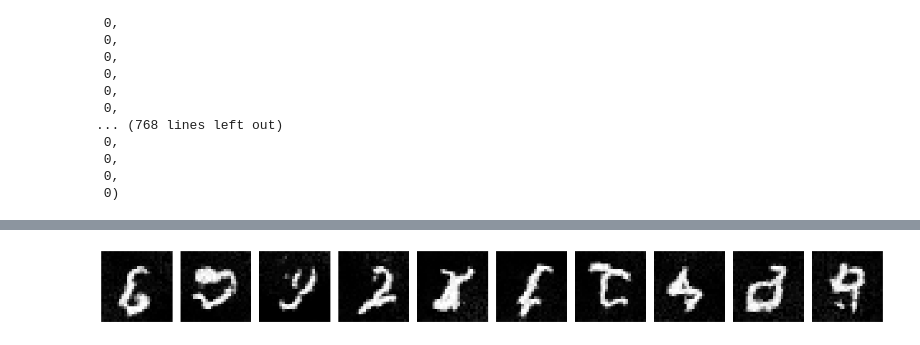
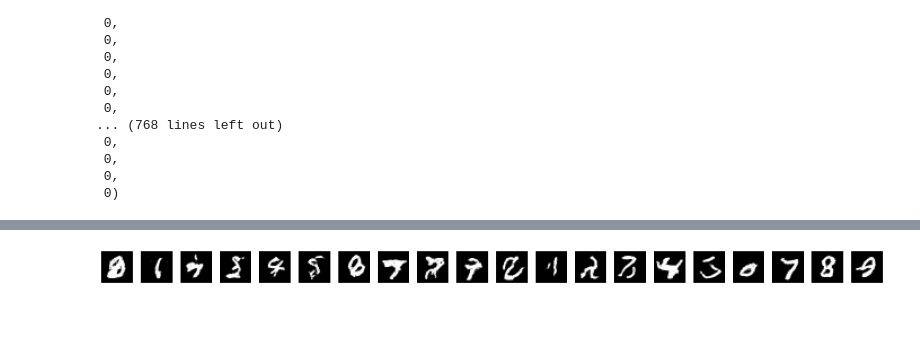
Before and after one commit to leoposc/lerobot-smolvla, a Jupyter notebook: flow-matching-tutorial/testlab.ipynb, the cells around one changed output, grey strips where cells are left out. Cells and saved outputs as stored; diff of their text form; code cells hidden in the pictures; blank space fills up the shorter version.

Commit message:
run tests on latest models.

```diff
--- a/flow-matching-tutorial/testlab.ipynb
+++ b/flow-matching-tutorial/testlab.ipynb
@@ -9,6 +9,8 @@ from typing import override
 import matplotlib.pyplot as plt
 from enum import Enum
 import numpy as np
+from tqdm import tqdm
+import time
 import re
 
 import ipywidgets as widgets
@@ -21,15 +23,7 @@ from utils import apply_rope, save_model, load_model
 from Transformer import Transformer
 from FlowMatching import FlowMatching_with_Transformer, FlowMatching, generate, train, create_loader
 
-class Mode(Enum):
-    CNN = 1
-    BasicTransformer = 2
-
-    def to_string(self):
-        return self.name
-
 config = {
-    "mode": Mode.BasicTransformer,
     "apply_optimal_transport": True,
     "apply_rope": True,
     "apply_AdaLN": False,
@@ -452,15 +440,15 @@ image_0.get_flattened_data()
  0,
  0)
 # %%
-from UNet import UNet
+from UNet import ConditionalUNet
 import torch
 
-model = UNet(hidden_dim=32).to(device="cuda")
+model = ConditionalUNet(hidden_dim=32).to(device="cuda")
 optimizer = torch.optim.Adam(model.parameters(), lr=1e-3)
 train_loader = create_loader(config=config)
 
 
-for epoch in range(50):
+for epoch in range(100):
     for images, labels in train_loader:
         x1 = images.to("cuda")       # (B, 1, 28, 28)
         x0 = torch.randn_like(x1)    # Gaussian noise
@@ -468,6 +456,9 @@ for epoch in range(50):
         B = x1.shape[0]
         t = torch.rand(B, device=x1.device)
         t = t[:, None, None, None]
+
+        # get the label of the image
+        c = labels.to("cuda")
 
         # Linear interpolation between noise and data
         xt = (1 - t) * x0 + t * x1
@@ -477,7 +468,7 @@ for epoch in range(50):
 
         # This works as a smoke test, but the model
         # does not yet receive the timestep t.
-        predicted_velocity = model(xt)
+        predicted_velocity = model(xt, t, c)
 
         loss = F.mse_loss(predicted_velocity, target_velocity)
 
@@ -508,32 +499,36 @@ Epoch 49: Loss = 0.22081489861011505
 # %%
 
 import torch
 import matplotlib.pyplot as plt
 
 
-num_images = 10
-num_steps = 100
+num_images = 20
+num_steps = 10
 device = next(model.parameters()).device
 
 # Start from Gaussian noise
 x = torch.randn(num_images, 1, 28, 28, device=device)
 dt = 1.0 / num_steps
+t = 0
 
 with torch.no_grad():
     for _ in range(num_steps):
-        velocity = model(x)
+
+        c = torch.arange(num_images, device=device) % 10 # Assuming labels 0 to 9 for the generated images
+        velocity = unet_base(x, torch.tensor(t, device=device).expand(x.shape[0]), c)  # Assuming label 0 for all
         x = x + dt * velocity
+        t += dt
 
 # Plot generated images
 images = x.cpu().squeeze(1)
 
 fig, axes = plt.subplots(1, num_images, figsize=(15, 2))
 for i, ax in enumerate(axes):
     ax.imshow(images[i], cmap="gray", vmin=-1, vmax=1)
     ax.axis("off")
 
 plt.tight_layout()
 plt.show()
 # %% [output]
-[figure, old version]
+[figure, new version]
 # %%
```
Also changed, not shown: parts of 8 cells of this notebook.
